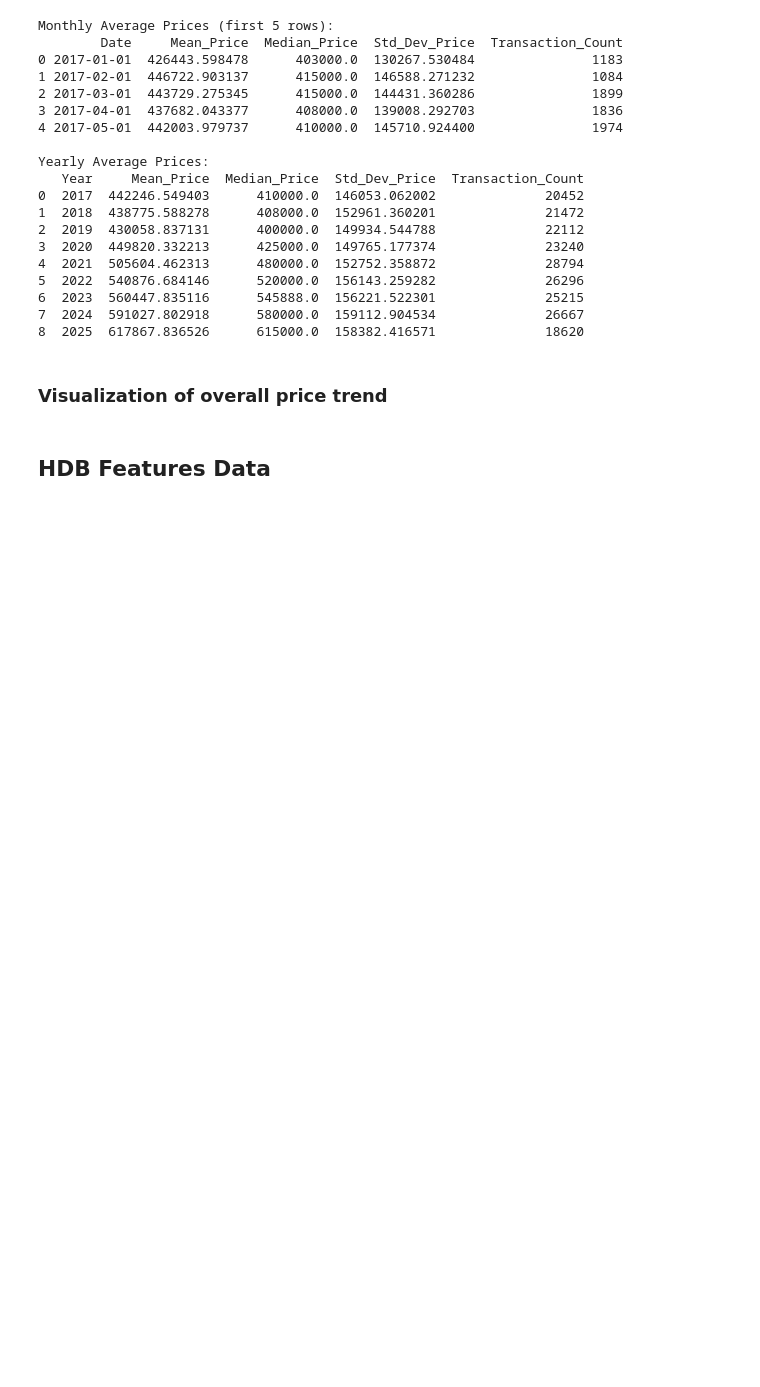
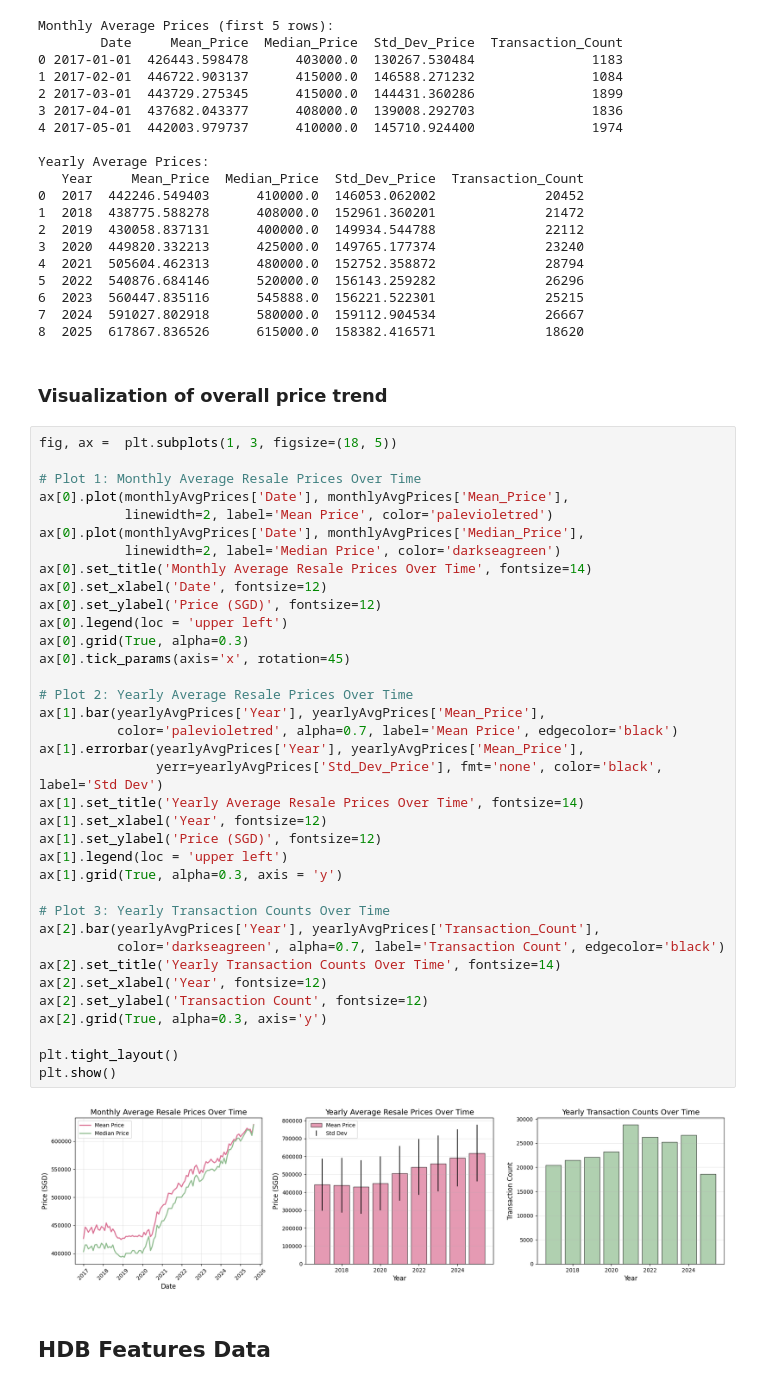
Before and after one commit to dillonchong01/CS3244-Group-25, a Jupyter notebook: model_training/Prediction.ipynb, the cells around one changed output. Cells and saved outputs as stored; diff of their text form; blank space fills up the shorter version.

Commit message:
Added Visualization of overall price trend

```diff
--- a/model_training/Prediction.ipynb
+++ b/model_training/Prediction.ipynb
@@ -123,6 +123,44 @@ Yearly Average Prices:
 8  2025  617867.836526      615000.0  158382.416571              18620
 # %% [markdown]
 ### Visualization of overall price trend
+# %%
+fig, ax =  plt.subplots(1, 3, figsize=(18, 5))
+
+# Plot 1: Monthly Average Resale Prices Over Time
+ax[0].plot(monthlyAvgPrices['Date'], monthlyAvgPrices['Mean_Price'],
+           linewidth=2, label='Mean Price', color='palevioletred')
+ax[0].plot(monthlyAvgPrices['Date'], monthlyAvgPrices['Median_Price'],
+           linewidth=2, label='Median Price', color='darkseagreen')
+ax[0].set_title('Monthly Average Resale Prices Over Time', fontsize=14)
+ax[0].set_xlabel('Date', fontsize=12)
+ax[0].set_ylabel('Price (SGD)', fontsize=12)
+ax[0].legend(loc = 'upper left')
+ax[0].grid(True, alpha=0.3)
+ax[0].tick_params(axis='x', rotation=45)
+
+# Plot 2: Yearly Average Resale Prices Over Time
+ax[1].bar(yearlyAvgPrices['Year'], yearlyAvgPrices['Mean_Price'],
+          color='palevioletred', alpha=0.7, label='Mean Price', edgecolor='black')
+ax[1].errorbar(yearlyAvgPrices['Year'], yearlyAvgPrices['Mean_Price'],
+               yerr=yearlyAvgPrices['Std_Dev_Price'], fmt='none', color='black', label='Std Dev')
+ax[1].set_title('Yearly Average Resale Prices Over Time', fontsize=14)
+ax[1].set_xlabel('Year', fontsize=12)
+ax[1].set_ylabel('Price (SGD)', fontsize=12)
+ax[1].legend(loc = 'upper left')
+ax[1].grid(True, alpha=0.3, axis = 'y')
+
+# Plot 3: Yearly Transaction Counts Over Time
+ax[2].bar(yearlyAvgPrices['Year'], yearlyAvgPrices['Transaction_Count'],
+          color='darkseagreen', alpha=0.7, label='Transaction Count', edgecolor='black')
+ax[2].set_title('Yearly Transaction Counts Over Time', fontsize=14)
+ax[2].set_xlabel('Year', fontsize=12)
+ax[2].set_ylabel('Transaction Count', fontsize=12)
+ax[2].grid(True, alpha=0.3, axis='y')
+
+plt.tight_layout()
+plt.show()
+# %% [output]
+[figure, added]
 # %% [markdown]
 ## HDB Features Data
 # %%
```
Also changed, not shown: parts of 1 cell of this notebook.
